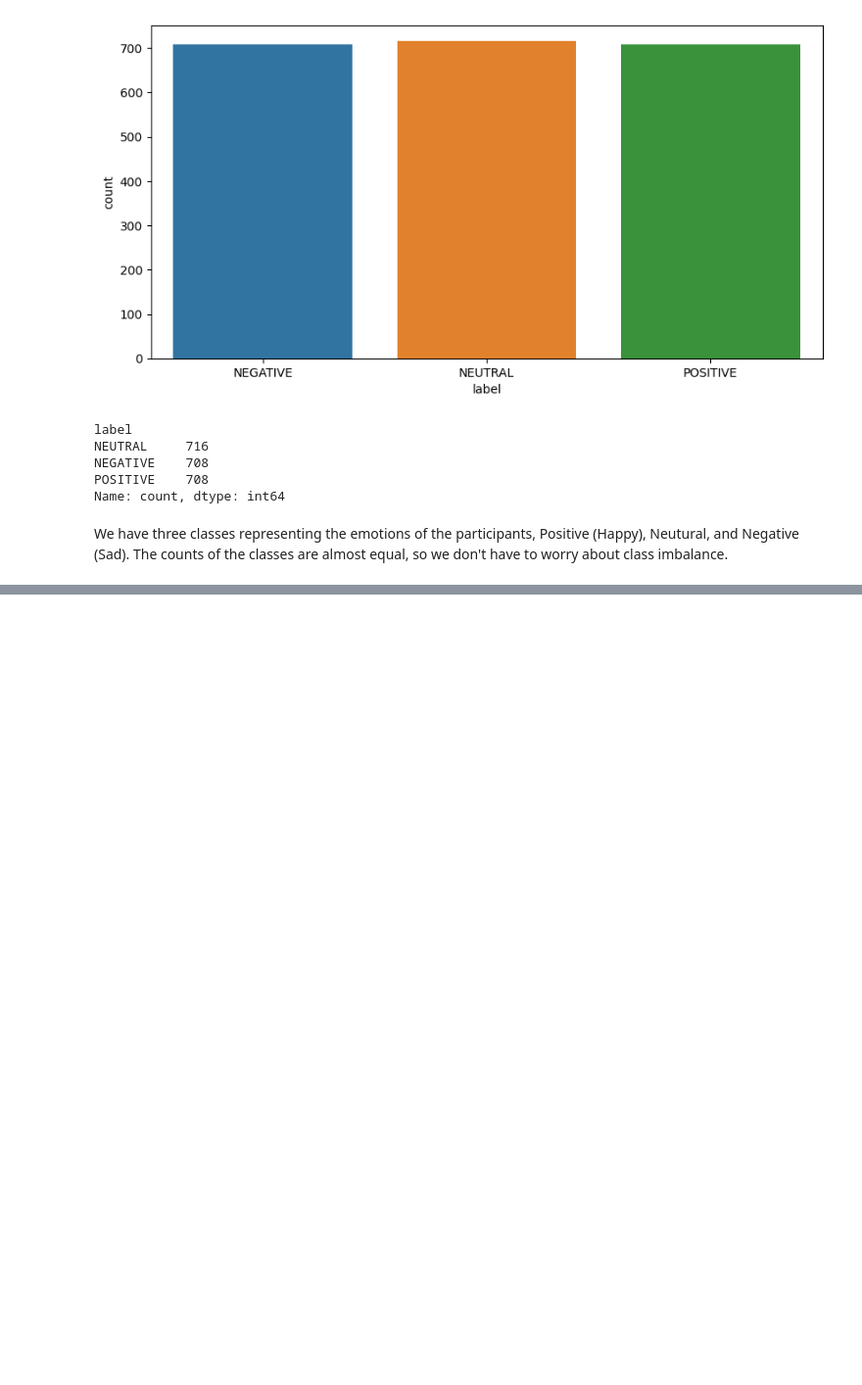
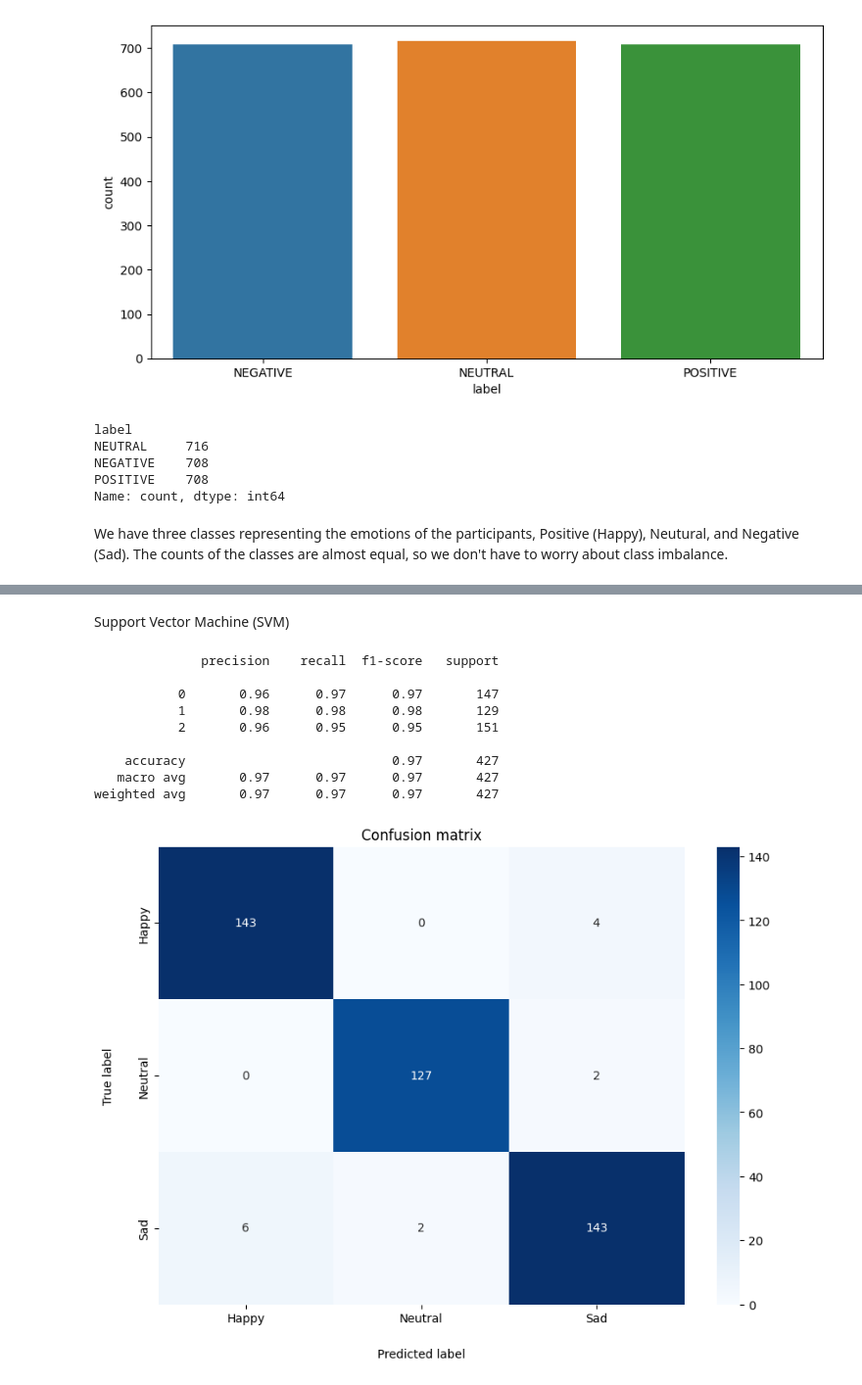
Before and after one commit to ahmed-alllam/Brain-EEG-Emotion-Classifier, a Jupyter notebook: src/EEG-emotion-classifier.ipynb, the cells around one changed output, grey strips where cells are left out. Shown at 98% size. Drawn from its saved outputs; the diff is of its cells as text; code cells hidden in the pictures; blank space fills up the shorter version.

```diff
--- a/src/EEG-emotion-classifier.ipynb
+++ b/src/EEG-emotion-classifier.ipynb
@@ -103,0 +106,3 @@ We have three classes representing the emotions of the participants, Positive (H
+# %%
+X = eeg_emotions_data.drop(['label'], axis=1)
+y = eeg_emotions_data['label']
@@ -103,0 +175,27 @@ We have three classes representing the emotions of the participants, Positive (H
+# %% [markdown]
+Support Vector Machine (SVM)
+# %%
+from sklearn.svm import SVC
+
+# Create a model: a support vector classifier
+model = SVC(kernel='rbf', gamma='auto', C=1.0, random_state=2003)
+
+# Train the model
+model.fit(X_train, y_train)
+
+# Evaluate the model
+evaluate_model(model, X_test, y_test)
+
+# Save the model
+pickle.dump(model, open('../models/svm-model.pkl','wb'))
+# %% [output]
+              precision    recall  f1-score   support
+
+           0       0.96      0.97      0.97       147
+           1       0.98      0.98      0.98       129
+           2       0.96      0.95      0.95       151
+
+    accuracy                           0.97       427
+   macro avg       0.97      0.97      0.97       427
+weighted avg       0.97      0.97      0.97       427
+[figure, added]
```
Also changed, not shown: parts of 12 cells of this notebook, 3 other files.
